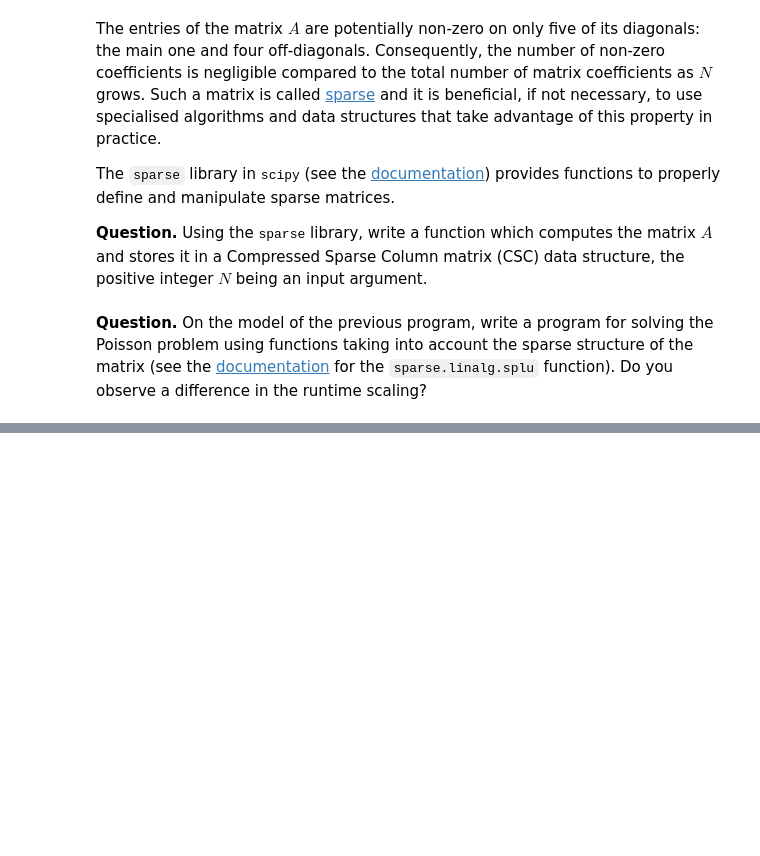
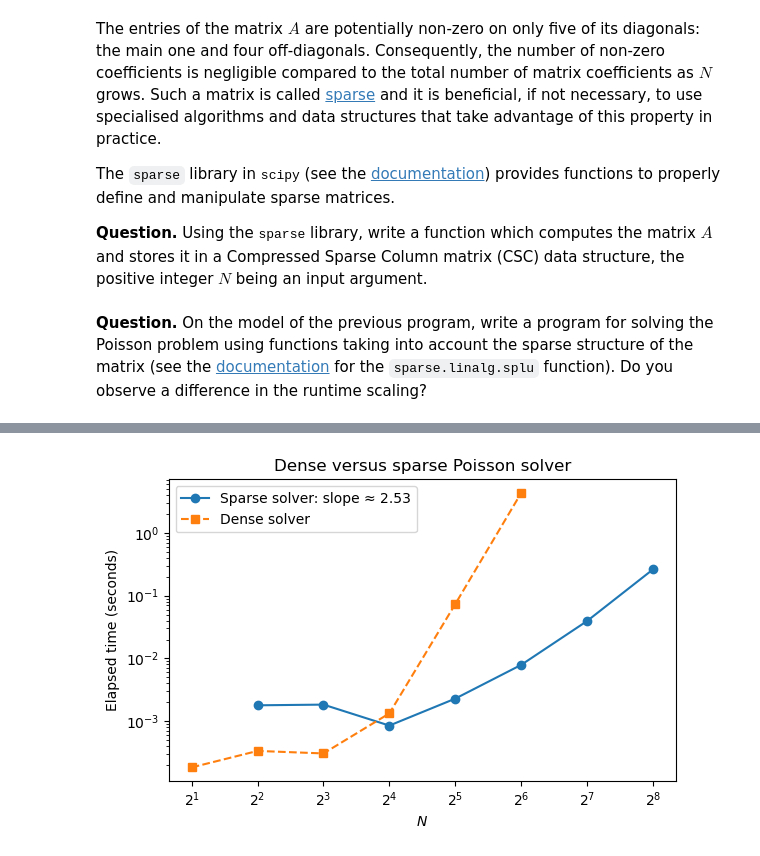
Before and after one commit to Marshhall/FDM_Elliptic, a Jupyter notebook: main.ipynb, the cells around one changed output, grey strips where cells are left out. Cells and saved outputs as stored; diff of their text form; code cells hidden in the pictures; blank space fills up the shorter version.

```diff
--- a/main.ipynb
+++ b/main.ipynb
@@ -1142,0 +1222,37 @@ from scipy.sparse.linalg import splu
+# %%
+Ns_sparse = 2**np.arange(2, 9)  # 4, 8, ..., 256
+times_sparse = []
+
+for N in Ns_sparse:
+    measurements = []
+
+    for repeat in range(3):
+        start = time.perf_counter()
+        solve_poisson_sparse(N)
+        measurements.append(time.perf_counter() - start)
+
+    times_sparse.append(np.median(measurements))
+
+times_sparse = np.array(times_sparse)
+slope = np.polyfit(
+    np.log(Ns_sparse[-3:]), np.log(times_sparse[-3:]), 1
+)[0]
+
+fig, ax = plt.subplots(figsize=(6,4))
+ax.set_xscale("log", base=2)
+ax.set_yscale("log")
+
+ax.plot(Ns_sparse, times_sparse, "o-",
+        label=f"Sparse solver: slope ≈ {slope:.2f}")
+
+# Compare with the dense measurements, if still available.
+ax.plot(Ns, times, "s--", label="Dense solver")
+
+ax.set_xlabel("$N$")
+ax.set_ylabel("Elapsed time (seconds)")
+ax.set_title("Dense versus sparse Poisson solver")
+ax.legend()
+fig.tight_layout()
+plt.show()
+# %% [output]
+[figure, added]
```
Also changed, not shown: parts of 8 cells of this notebook.
